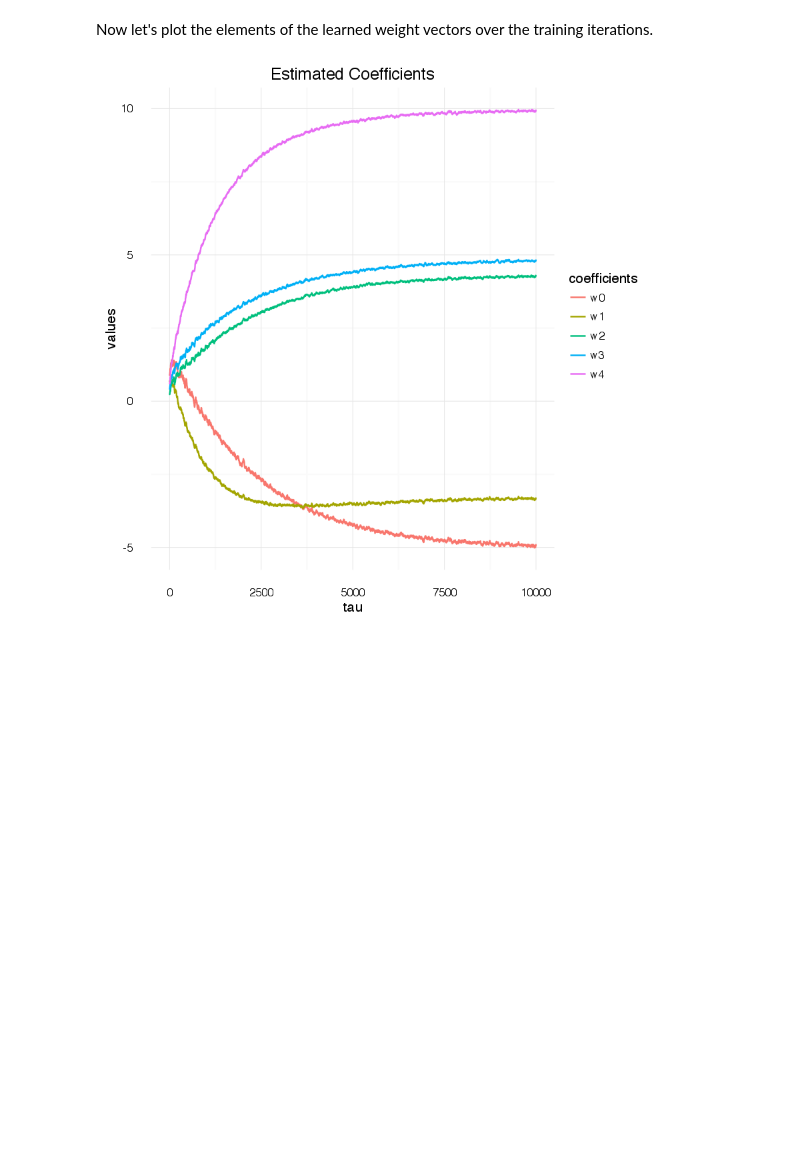
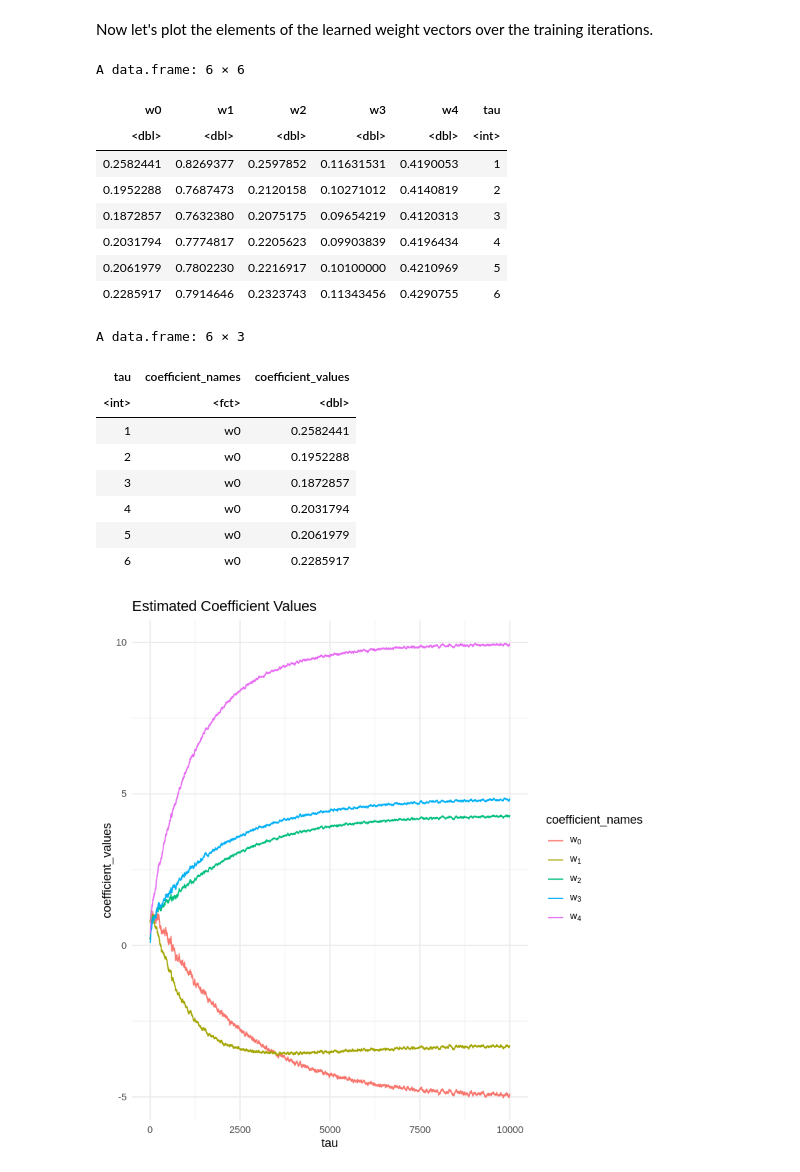
Before and after one commit to borhan-kazimipour/FIT5201, a Jupyter notebook: Activity2/Activity.2.1.ipynb, the cells around one changed output. Drawn from its saved outputs; the diff is of its cells as text; code cells hidden in the pictures; blank space fills up the shorter version.

Commit message:
More comments and # nonzero coef diagrams added.

```diff
--- a/Activity2/Activity.2.1.ipynb
+++ b/Activity2/Activity.2.1.ipynb
@@ -53,0 +129,4 @@ test.label <- data[-train.index, 'Y']
+# %%
+error_func <- function (Phi, w, target){
+    return(0.5 * sum((predict_func(Phi, w) - target)^2))
+}
@@ -53,0 +136,4 @@ test.label <- data[-train.index, 'Y']
+# %%
+rmse_func <- function (Phi, w, target){
+    return (sqrt(sum((predict_func(Phi, w) - target)^2)/length(target)))
+}
@@ -54 +145,5 @@ test.label <- data[-train.index, 'Y']
+# %%
+terminate_func <- function (tau, tau.max, Phi, w, target){
+    return (tau >= tau.max | error_func(Phi, w, T) <= epsilon)
+}
 # %% [markdown]
@@ -127,0 +154,5 @@ The  final coefficents are: -4.910687 -3.311366 4.284955 4.818371 9.94484
+# %%
+T       <- train.target # rename just for conviniance
+tau.max <- 10000        # maximum number of iterations
+eta     <- 0.01         # learning rate
+tau     <- 1            # iteration counter
@@ -140,11 +323,44 @@ Warning message:
 # %% [markdown]
 Now let's plot the elements of the learned weight vectors over the training iterations.
 # %%
-W.m <- as.data.frame(W); names(W.m)<-c('w0','w1','w2','w3','w4')
-W.m$tau<-1:nrow(W)
-W.m <-melt(W.m, id='tau'); names(W.m) <- c('tau', 'coefficients', 'values')
-ggplot(data=W.m, aes(x=tau, y=values, color=coefficients)) + geom_line() + ggtitle('Estimated Coefficients') + theme_minimal()
+# let's convert W matrix to a W dataframe
+W.df <- as.data.frame(W); names(W.df)<-c('w0','w1','w2','w3','w4')
+W.df$tau<-1:nrow(W.df)
+head(W.df)
+
+# now, melt it to a long table for easier visualization
+W.m <-melt(W.df, id='tau');
+names(W.m) <- c('tau', 'coefficient_names', 'coefficient_values')
+head(W.m)
+
+ggplot(data=W.m, aes(x=tau, y=coefficient_values, color=coefficient_names)) +
+    geom_line() +
+    ggtitle('Estimated Coefficient Values') +
+    theme_minimal() +
+    scale_color_discrete(labels = c(expression(w[0]),
+                                    expression(w[1]),
+                                    expression(w[2]),
+                                    expression(w[3]),
+                                    expression(w[4])))
 # %% [output]
+A data.frame: 6 × 6
+| w0 | w1 | w2 | w3 | w4 | tau |
+| <dbl> | <dbl> | <dbl> | <dbl> | <dbl> | <int> |
+| 0.2582441 | 0.8269377 | 0.2597852 | 0.11631531 | 0.4190053 | 1 |
+| 0.1952288 | 0.7687473 | 0.2120158 | 0.10271012 | 0.4140819 | 2 |
+| 0.1872857 | 0.7632380 | 0.2075175 | 0.09654219 | 0.4120313 | 3 |
+| 0.2031794 | 0.7774817 | 0.2205623 | 0.09903839 | 0.4196434 | 4 |
+| 0.2061979 | 0.7802230 | 0.2216917 | 0.10100000 | 0.4210969 | 5 |
+| 0.2285917 | 0.7914646 | 0.2323743 | 0.11343456 | 0.4290755 | 6 |
+A data.frame: 6 × 3
+| tau | coefficient_names | coefficient_values |
+| <int> | <fct> | <dbl> |
+| 1 | w0 | 0.2582441 |
+| 2 | w0 | 0.1952288 |
+| 3 | w0 | 0.1872857 |
+| 4 | w0 | 0.2031794 |
+| 5 | w0 | 0.2061979 |
+| 6 | w0 | 0.2285917 |
-[figure, old version]
+[figure, new version]
 # %% [markdown]
 ## Discussions
```
Also changed, not shown: parts of 38 cells of this notebook.
